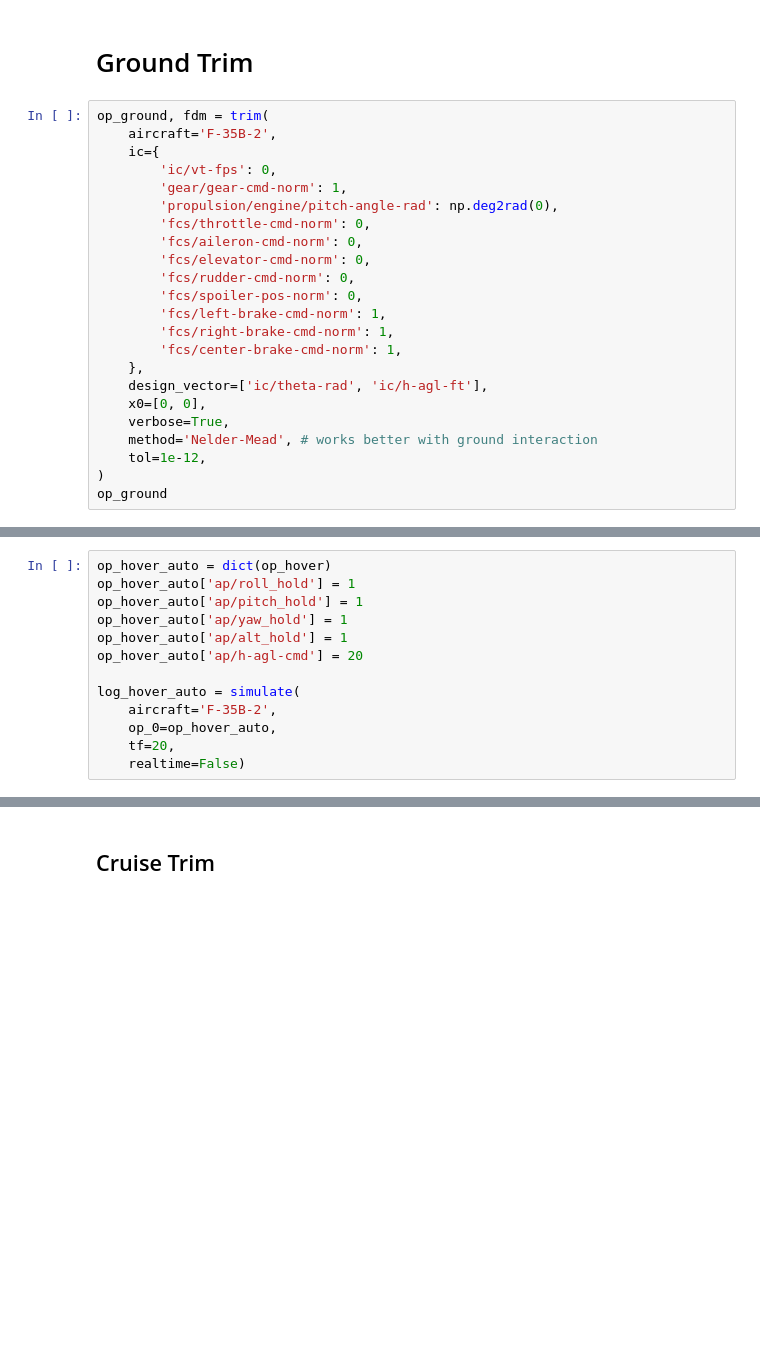
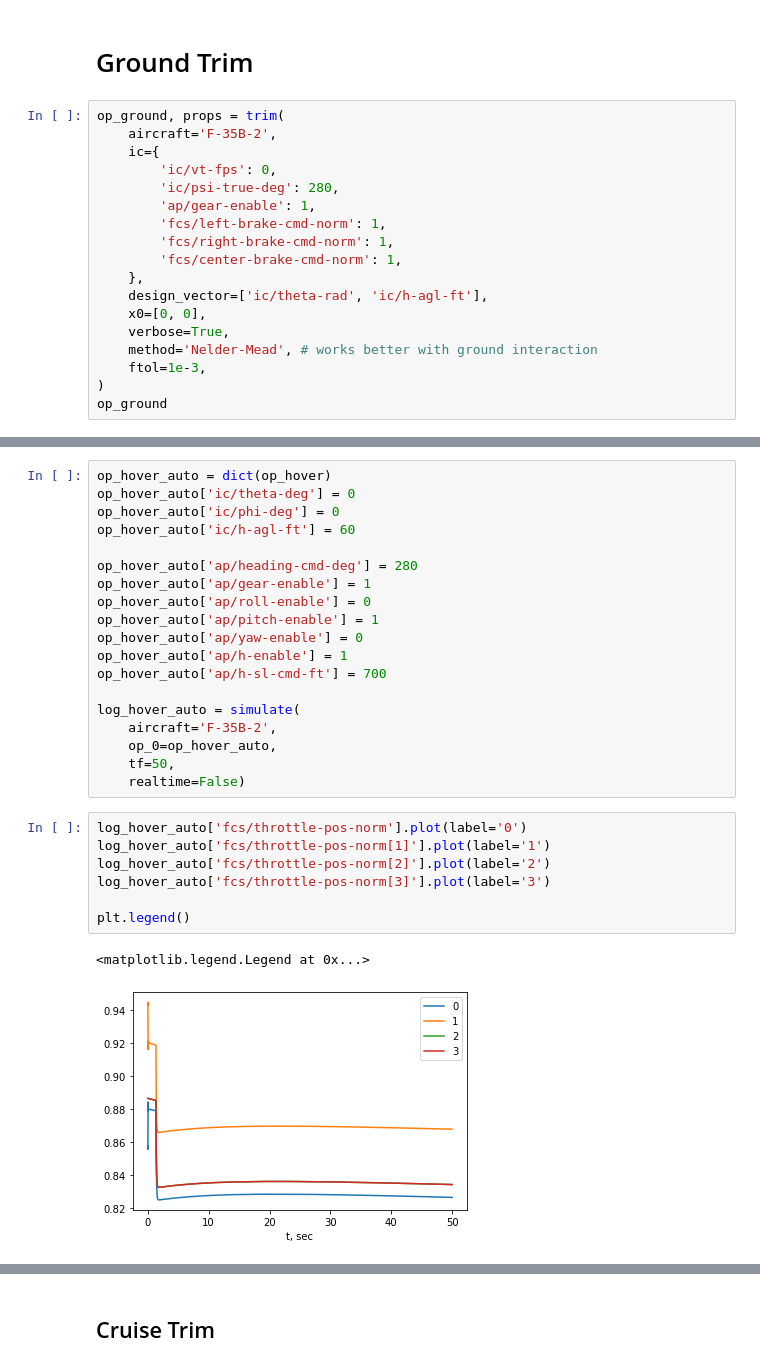
Before and after one commit to jgoppert/aae451-notebook, a Jupyter notebook: 6-Simulation/Trim.ipynb, the cells around one changed output, grey strips where cells are left out. Cells and saved outputs as stored; diff of their text form; blank space fills up the shorter version.

Commit message:
Update trim notebook.

```diff
--- a/6-Simulation/Trim.ipynb
+++ b/6-Simulation/Trim.ipynb
@@ -53,17 +53,12 @@ $D = \dfrac{\delta \vec{y}(x0, u0)}{\delta \vec{u}}$
 # %% [markdown]
 # Ground Trim
 # %%
-op_ground, fdm = trim(
+op_ground, props = trim(
     aircraft='F-35B-2',
     ic={
         'ic/vt-fps': 0,
-        'gear/gear-cmd-norm': 1,
-        'propulsion/engine/pitch-angle-rad': np.deg2rad(0),
-        'fcs/throttle-cmd-norm': 0,
-        'fcs/aileron-cmd-norm': 0,
-        'fcs/elevator-cmd-norm': 0,
-        'fcs/rudder-cmd-norm': 0,
-        'fcs/spoiler-pos-norm': 0,
+        'ic/psi-true-deg': 280,
+        'ap/gear-enable': 1,
         'fcs/left-brake-cmd-norm': 1,
         'fcs/right-brake-cmd-norm': 1,
         'fcs/center-brake-cmd-norm': 1,
@@ -72,7 +67,7 @@ op_ground, fdm = trim(
     x0=[0, 0],
     verbose=True,
     method='Nelder-Mead', # works better with ground interaction
-    tol=1e-12,
+    ftol=1e-3,
 )
 op_ground
 # %% [output]
@@ -166,14 +154,30 @@ log_hover = simulate(
     realtime=False)
 # %%
 op_hover_auto = dict(op_hover)
-op_hover_auto['ap/roll_hold'] = 1
-op_hover_auto['ap/pitch_hold'] = 1
-op_hover_auto['ap/yaw_hold'] = 1
-op_hover_auto['ap/alt_hold'] = 1
-op_hover_auto['ap/h-agl-cmd'] = 20
+op_hover_auto['ic/theta-deg'] = 0
+op_hover_auto['ic/phi-deg'] = 0
+op_hover_auto['ic/h-agl-ft'] = 60
+
+op_hover_auto['ap/heading-cmd-deg'] = 280
+op_hover_auto['ap/gear-enable'] = 1
+op_hover_auto['ap/roll-enable'] = 0
+op_hover_auto['ap/pitch-enable'] = 1
+op_hover_auto['ap/yaw-enable'] = 0
+op_hover_auto['ap/h-enable'] = 1
+op_hover_auto['ap/h-sl-cmd-ft'] = 700
 
 log_hover_auto = simulate(
     aircraft='F-35B-2',
     op_0=op_hover_auto,
-    tf=20,
+    tf=50,
     realtime=False)
+# %%
+log_hover_auto['fcs/throttle-pos-norm'].plot(label='0')
+log_hover_auto['fcs/throttle-pos-norm[1]'].plot(label='1')
+log_hover_auto['fcs/throttle-pos-norm[2]'].plot(label='2')
+log_hover_auto['fcs/throttle-pos-norm[3]'].plot(label='3')
+
+plt.legend()
+# %% [output]
+<matplotlib.legend.Legend at 0x...>
+[figure, added]
```
Also changed, not shown: parts of 24 cells of this notebook, 7 other files.
